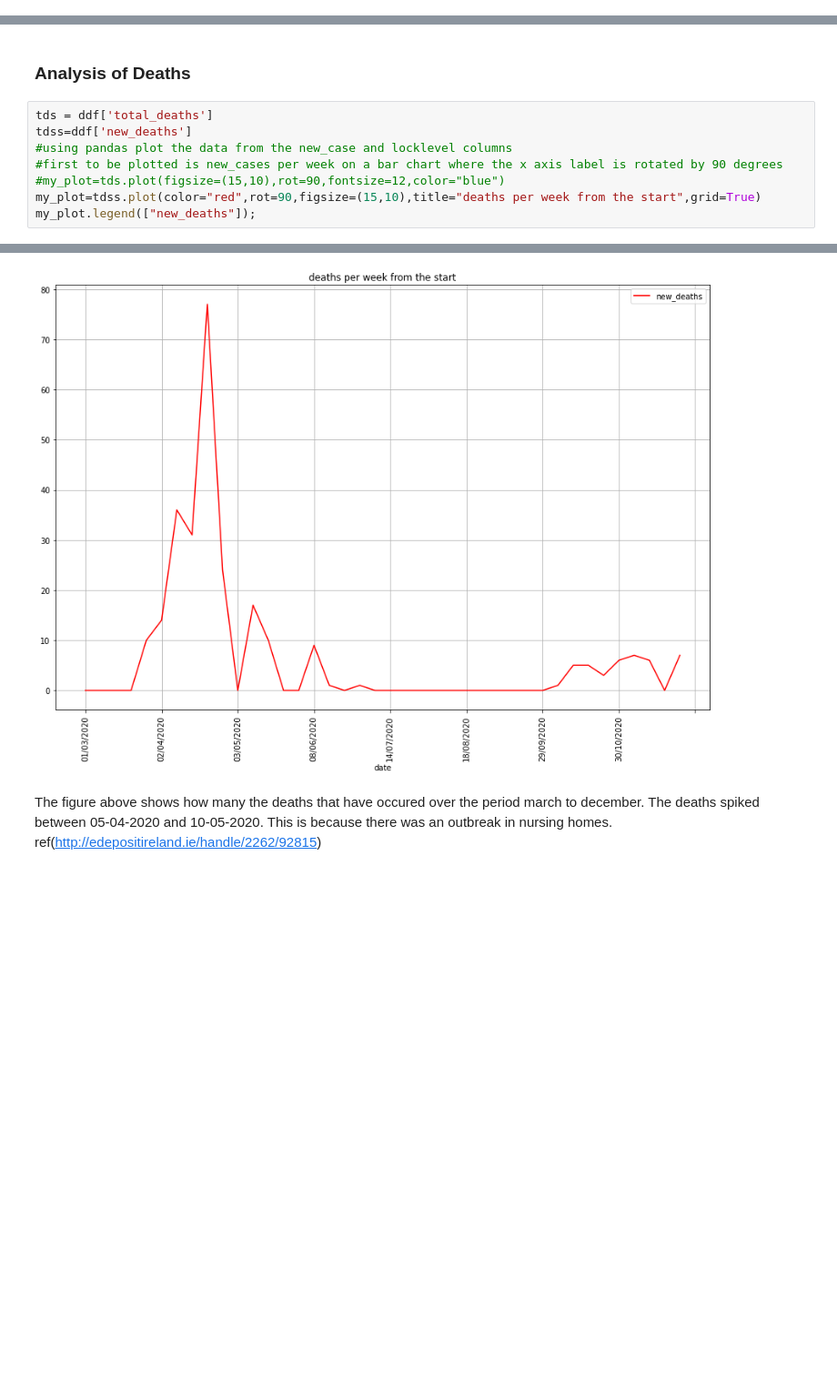
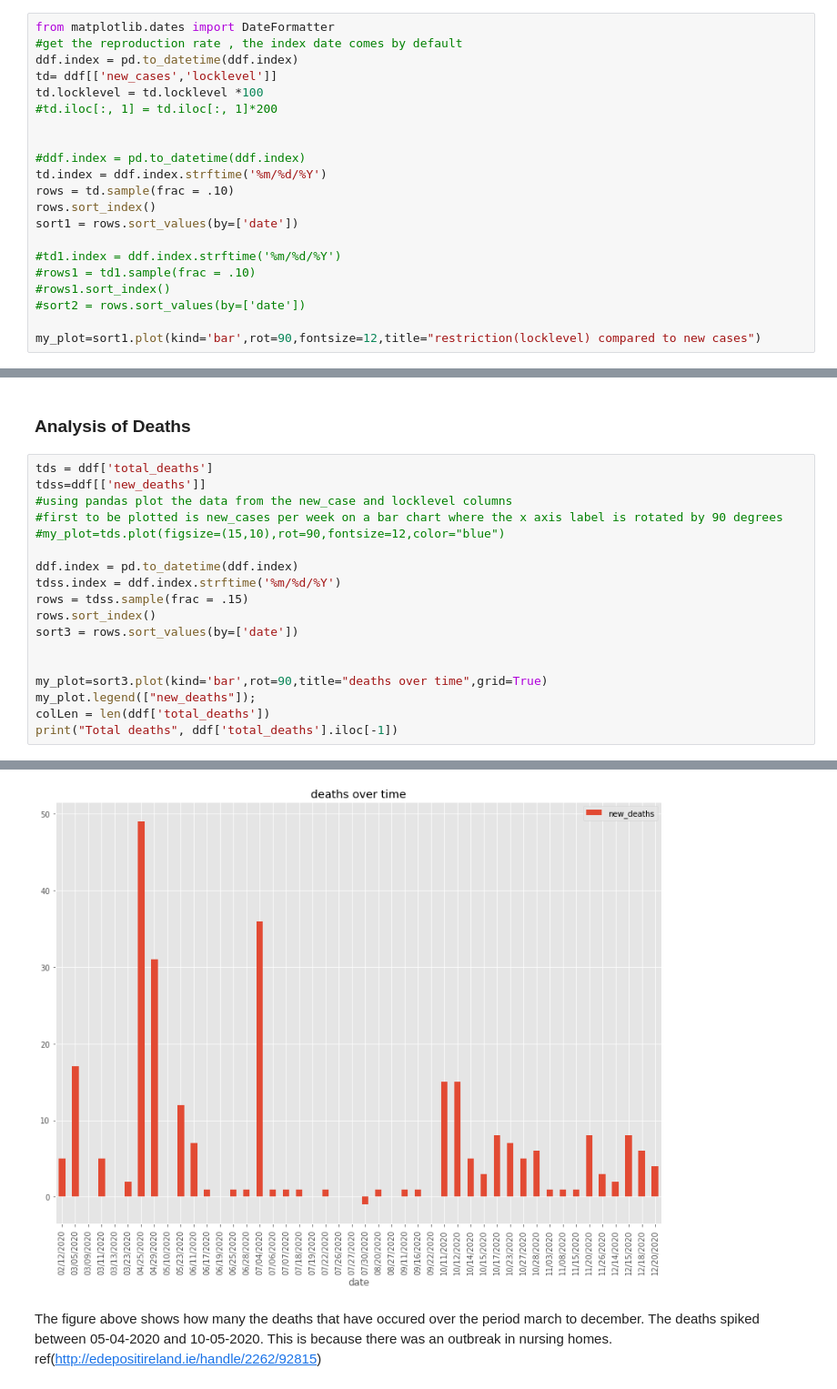
Before and after one commit to G00387859/programming-for-data-analysis-assignment, a Jupyter notebook: Project2020.ipynb, the cells around one changed output, grey strips where cells are left out. Shown: that part at 91% size. Cells and saved outputs as stored; diff of their text form; blank space fills up the shorter version.

Commit message:
analysis done, need to do some sort of write up

```diff
--- a/Project2020.ipynb
+++ b/Project2020.ipynb
@@ -159,0 +113,21 @@ my_plot.legend(["new_cases", "locklevel"]);
+# %%
+from matplotlib.dates import DateFormatter
+#get the reproduction rate , the index date comes by default
+ddf.index = pd.to_datetime(ddf.index)
+td= ddf[['new_cases','locklevel']]
+td.locklevel = td.locklevel *100
+#td.iloc[:, 1] = td.iloc[:, 1]*200
+
+
+#ddf.index = pd.to_datetime(ddf.index)
+td.index = ddf.index.strftime('%m/%d/%Y')
+rows = td.sample(frac = .10)
+rows.sort_index()
+sort1 = rows.sort_values(by=['date'])
+
+#td1.index = ddf.index.strftime('%m/%d/%Y')
+#rows1 = td1.sample(frac = .10)
+#rows1.sort_index()
+#sort2 = rows.sort_values(by=['date'])
+
+my_plot=sort1.plot(kind='bar',rot=90,fontsize=12,title="restriction(locklevel) compared to new cases")
@@ -260,10 +248,20 @@ The above figure show the new case vs the new deaths. It would seem that if 800
 ### Analysis of Deaths
 # %%
 tds = ddf['total_deaths']
-tdss=ddf['new_deaths']
+tdss=ddf[['new_deaths']]
 #using pandas plot the data from the new_case and locklevel columns
 #first to be plotted is new_cases per week on a bar chart where the x axis label is rotated by 90 degrees
 #my_plot=tds.plot(figsize=(15,10),rot=90,fontsize=12,color="blue")
-my_plot=tdss.plot(color="red",rot=90,figsize=(15,10),title="deaths per week from the start",grid=True)
+
+ddf.index = pd.to_datetime(ddf.index)
+tdss.index = ddf.index.strftime('%m/%d/%Y')
+rows = tdss.sample(frac = .15)
+rows.sort_index()
+sort3 = rows.sort_values(by=['date'])
+
+
+my_plot=sort3.plot(kind='bar',rot=90,title="deaths over time",grid=True)
 my_plot.legend(["new_deaths"]);
+colLen = len(ddf['total_deaths'])
+print("Total deaths", ddf['total_deaths'].iloc[-1])
 # %% [output]
@@ -270,4 +269,4 @@ my_plot.legend(["new_deaths"]);
-[figure, old version]
+[figure, new version]
 # %% [markdown]
 The figure above shows how many the deaths that have occured over the period march to december. The deaths spiked between 05-04-2020 and 10-05-2020. This is because there was an outbreak in nursing homes. ref(http://edepositireland.ie/handle/2262/92815)
 # %%
```
Also changed, not shown: parts of 22 cells of this notebook.
